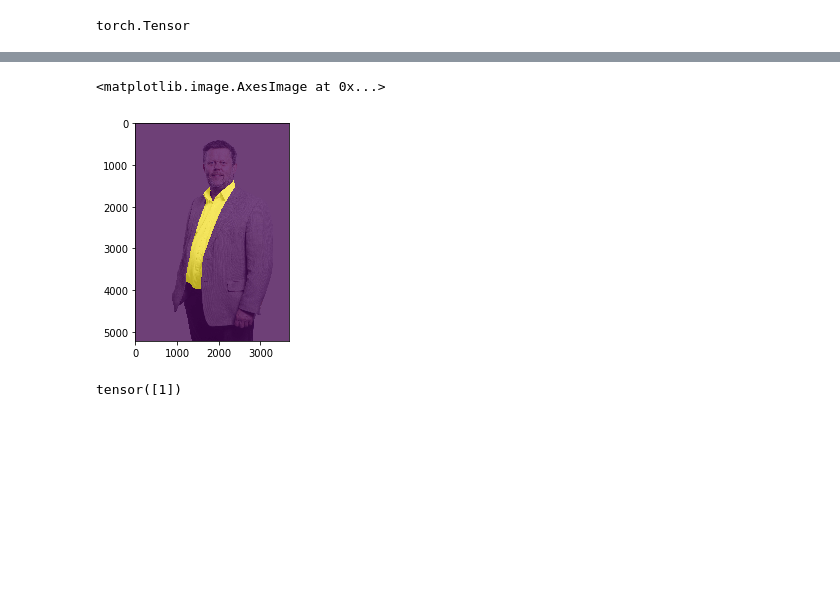
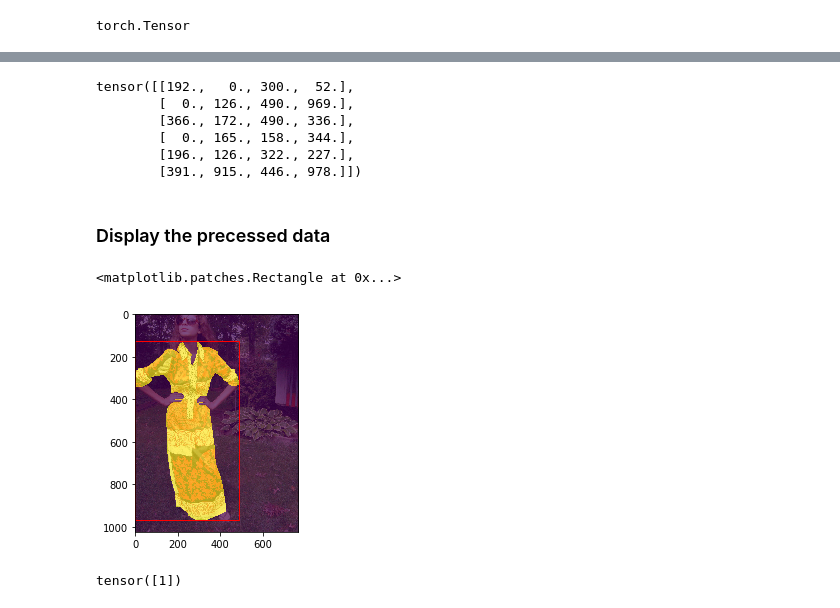
Before and after one commit to DoranLyong/CV2020-project_iMaterialist, a Jupyter notebook: Tutorial.ipynb, the cells around one changed output, grey strips where cells are left out. Saved outputs shown, nothing was run; the diff lists cells and outputs as text; code cells hidden in the pictures; blank space fills up the shorter version.

Commit message:
DataLoader

```diff
--- a/Tutorial.ipynb
+++ b/Tutorial.ipynb
@@ -363,5 +382,5 @@ class Fashion2020dataset(torch.utils.data.Dataset):
 # %%
 a = Fashion2020dataset(data_root= data_dir, transforms=None, df_csv="train.csv")
 # %%
-img, target = a.__getitem__(0)
+img, target = a.__getitem__(100)
 # %% [output]
@@ -382,11 +417,28 @@ tensor([ 6,  0, 28, 31, 32, 32, 31, 29,  4], dtype=torch.uint8)
-# %%
-%matplotlib inline
-plt.imshow(img)
-plt.imshow(target["masks"][1], alpha=0.7)
-#plt.imshow(masks[2], alpha=0.7)
-# %% [output]
-<matplotlib.image.AxesImage at 0x...>
-[figure, removed]
+# %%
+target["boxes"]
+# %% [output]
+tensor([[192.,   0., 300.,  52.],
+        [  0., 126., 490., 969.],
+        [366., 172., 490., 336.],
+        [  0., 165., 158., 344.],
+        [196., 126., 322., 227.],
+        [391., 915., 446., 978.]])
+# %% [markdown]
+### Display the precessed data
+# %%
+from matplotlib.patches import Rectangle
+
+%matplotlib inline
+idx = 1
+xmin, ymin, xmax, ymax = target["boxes"][idx]
+
+plt.imshow(img)
+plt.imshow(target["masks"][idx], alpha=0.7)
+
+plt.gca().add_patch(Rectangle((xmin,ymin),xmax-xmin  , ymax-ymin, linewidth=1,edgecolor='r',facecolor='none'))
+# %% [output]
+<matplotlib.patches.Rectangle at 0x...>
+[figure, added]
 # %%
 torch.tensor([1])
 # %% [output]
```
Also changed, not shown: parts of 9 cells of this notebook.
